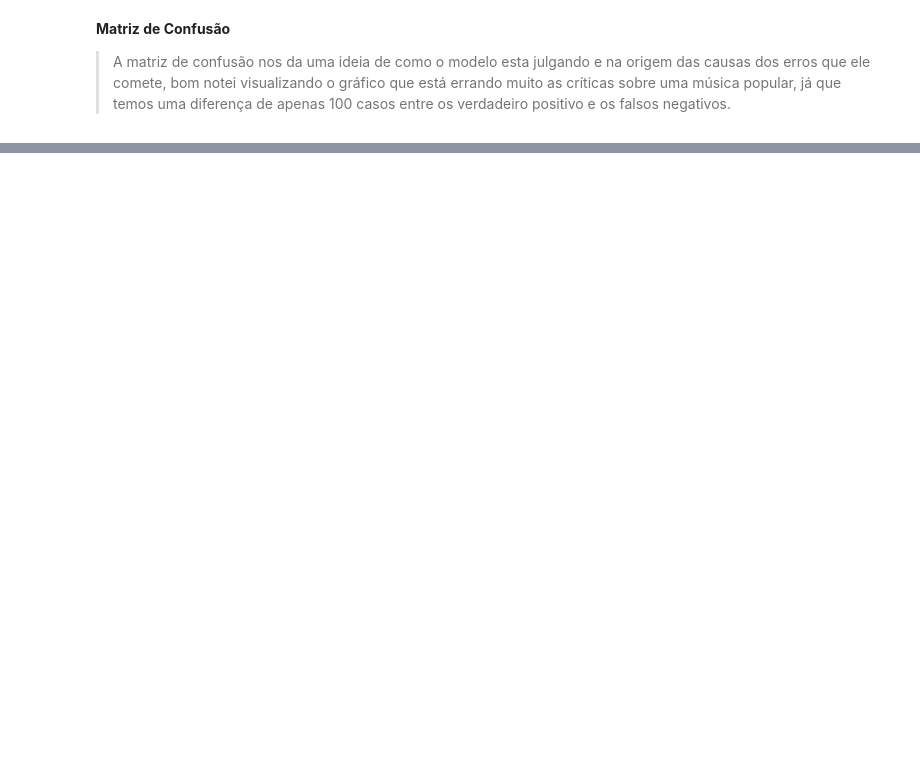
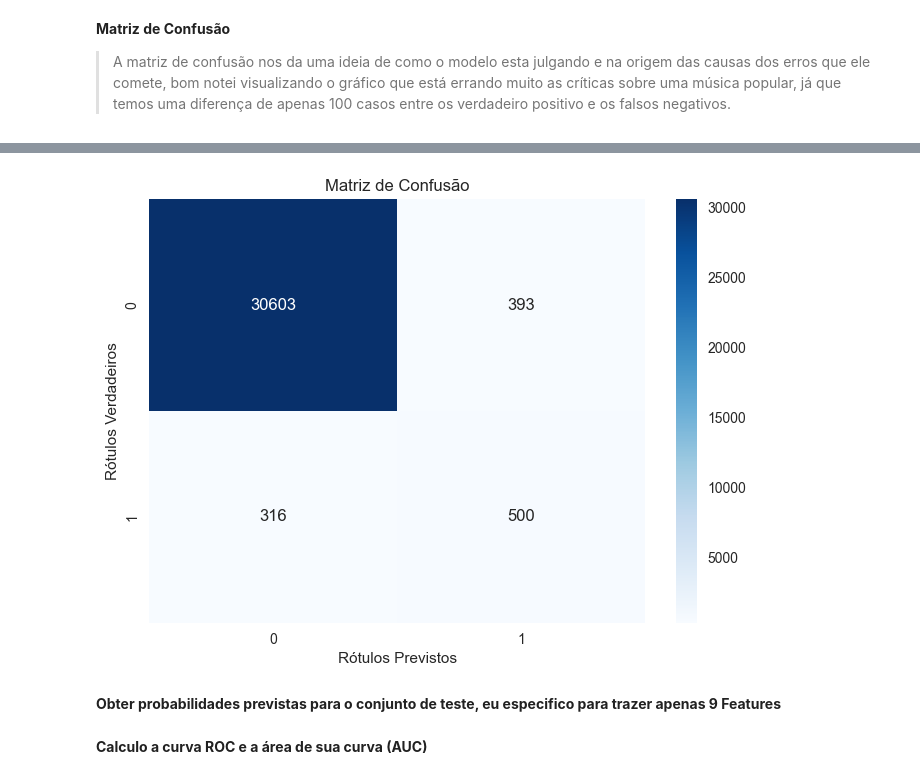
Before and after one commit to SamG1002/SpotifyML, a Jupyter notebook: 7dayscode.ipynb, the cells around one changed output, grey strips where cells are left out. Saved outputs shown, nothing was run; the diff lists cells and outputs as text; code cells hidden in the pictures; blank space fills up the shorter version.

```diff
--- a/7dayscode.ipynb
+++ b/7dayscode.ipynb
@@ -669,0 +940,3 @@ plt.show()
+# %%
+y_pred = best_model.predict(X_test)
+resultados = avaliar_modelo(y_test, y_pred, 'Melhor Modelo', resultados)
@@ -669,0 +978,14 @@ plt.show()
+# %%
+cm = confusion_matrix(y_test, y_pred)
+
+sns.heatmap(cm, annot=True, fmt='d', cmap='Blues',
+            xticklabels=np.unique(y_test), yticklabels=np.unique(y_test))
+
+plt.title('Matriz de Confusão')
+plt.xlabel('Rótulos Previstos')
+plt.ylabel('Rótulos Verdadeiros')
+plt.show()
+# %% [output]
+[figure, added]
+# %% [markdown]
+**Obter probabilidades previstas para o conjunto de teste, eu especifico para trazer apenas 9 Features**
@@ -669,0 +994,2 @@ plt.show()
+# %% [markdown]
+**Calculo a curva ROC e a área de sua curva (AUC)**
```
Also changed, not shown: parts of 58 cells of this notebook, 1 other file.
